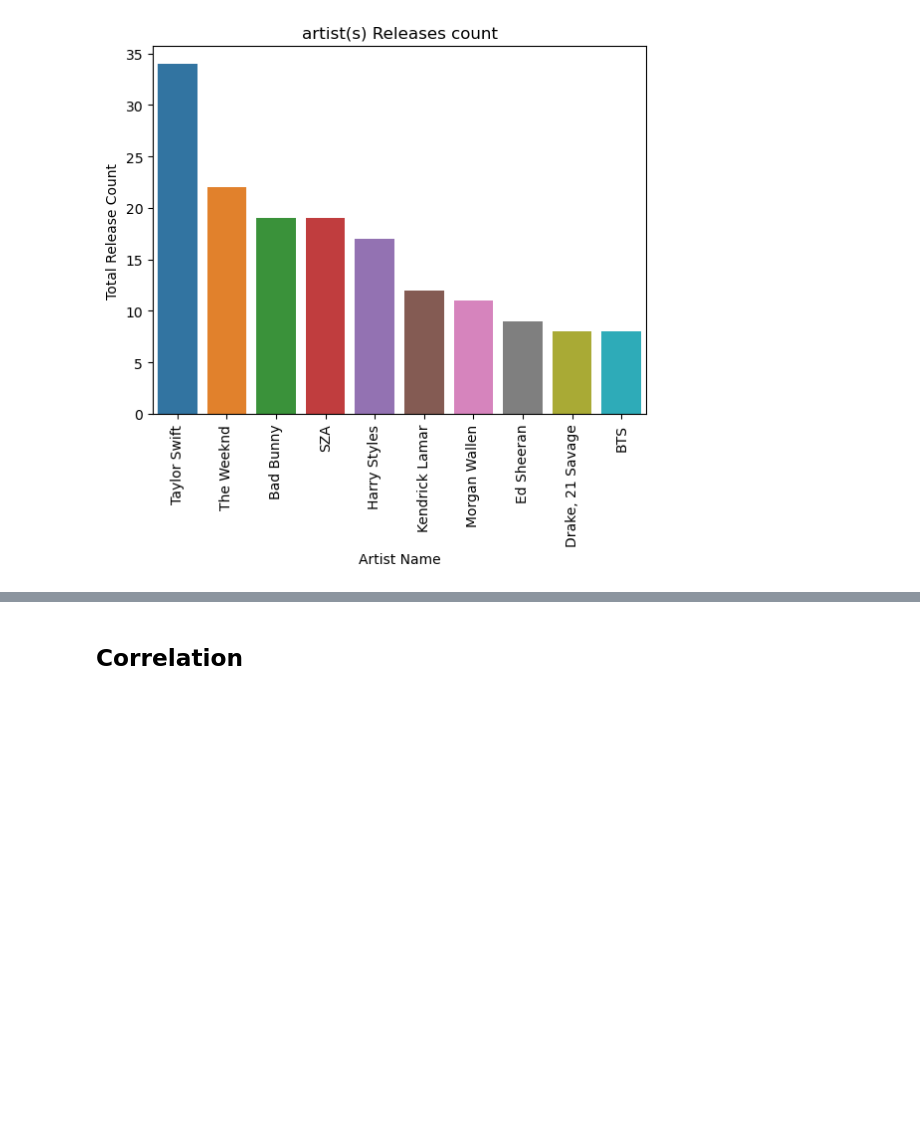
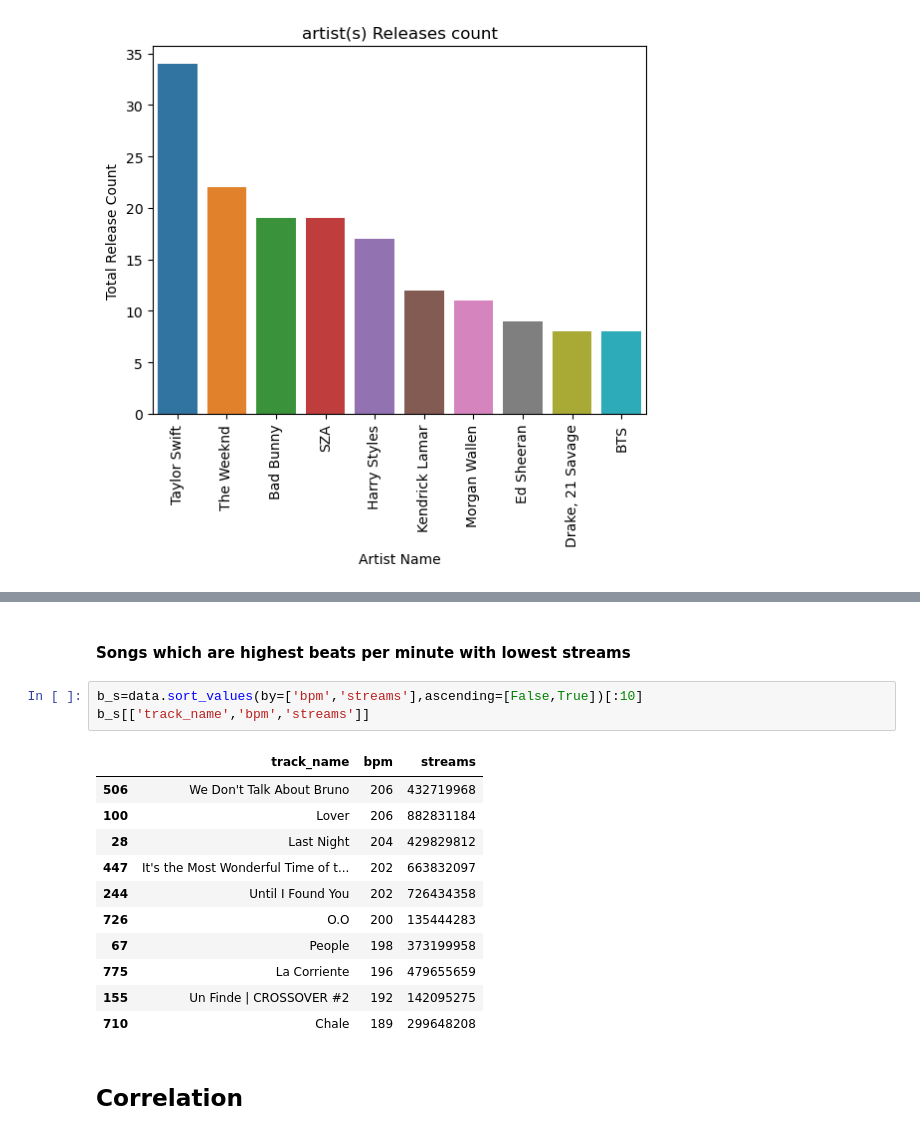
Before and after one commit to udayredy/Spotify-EDA, a Jupyter notebook: spoti.ipynb, the cells around one changed output, grey strips where cells are left out. Drawn from its saved outputs; the diff is of its cells as text; blank space fills up the shorter version.

```diff
--- a/spoti.ipynb
+++ b/spoti.ipynb
@@ -343,3 +362,20 @@ chart[["track_name","artist(s)_name","in_spotify_charts","in_apple_charts","in_d
+# %% [markdown]
+#### Songs which are highest beats per minute with lowest streams
+# %%
+b_s=data.sort_values(by=['bpm','streams'],ascending=[False,True])[:10]
+b_s[['track_name','bpm','streams']]
+# %% [output]
+|  | track_name | bpm | streams |
+| 506 | We Don't Talk About Bruno | 206 | 432719968 |
+| 100 | Lover | 206 | 882831184 |
+| 28 | Last Night | 204 | 429829812 |
+| 447 | It's the Most Wonderful Time of t... | 202 | 663832097 |
+| 244 | Until I Found You | 202 | 726434358 |
+| 726 | O.O | 200 | 135444283 |
+| 67 | People | 198 | 373199958 |
+| 775 | La Corriente | 196 | 479655659 |
+| 155 | Un Finde | CROSSOVER #2 | 192 | 142095275 |
+| 710 | Chale | 189 | 299648208 |
 # %% [markdown]
 ## Correlation
 # %%
```
Also changed, not shown: parts of 19 cells of this notebook.
